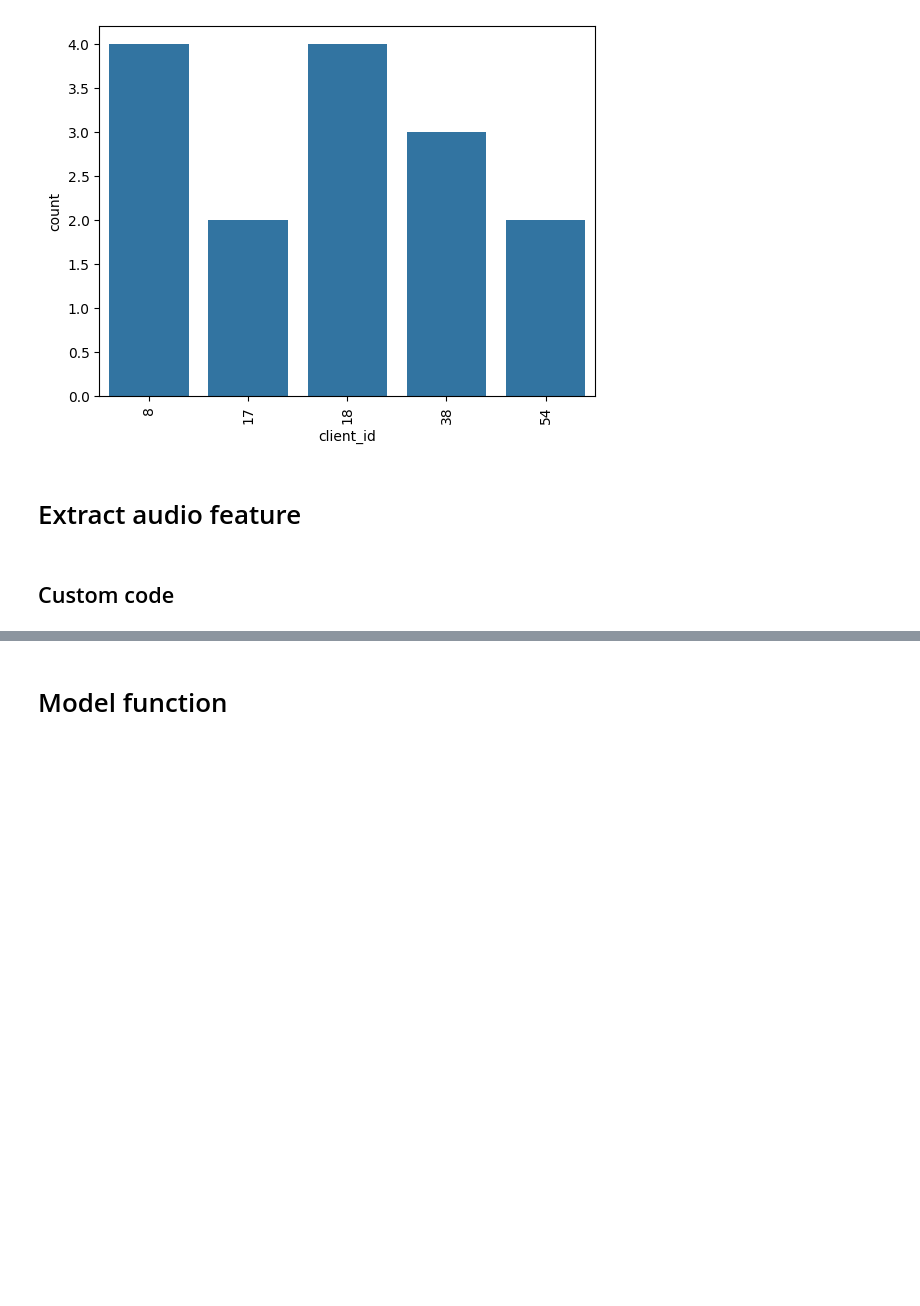
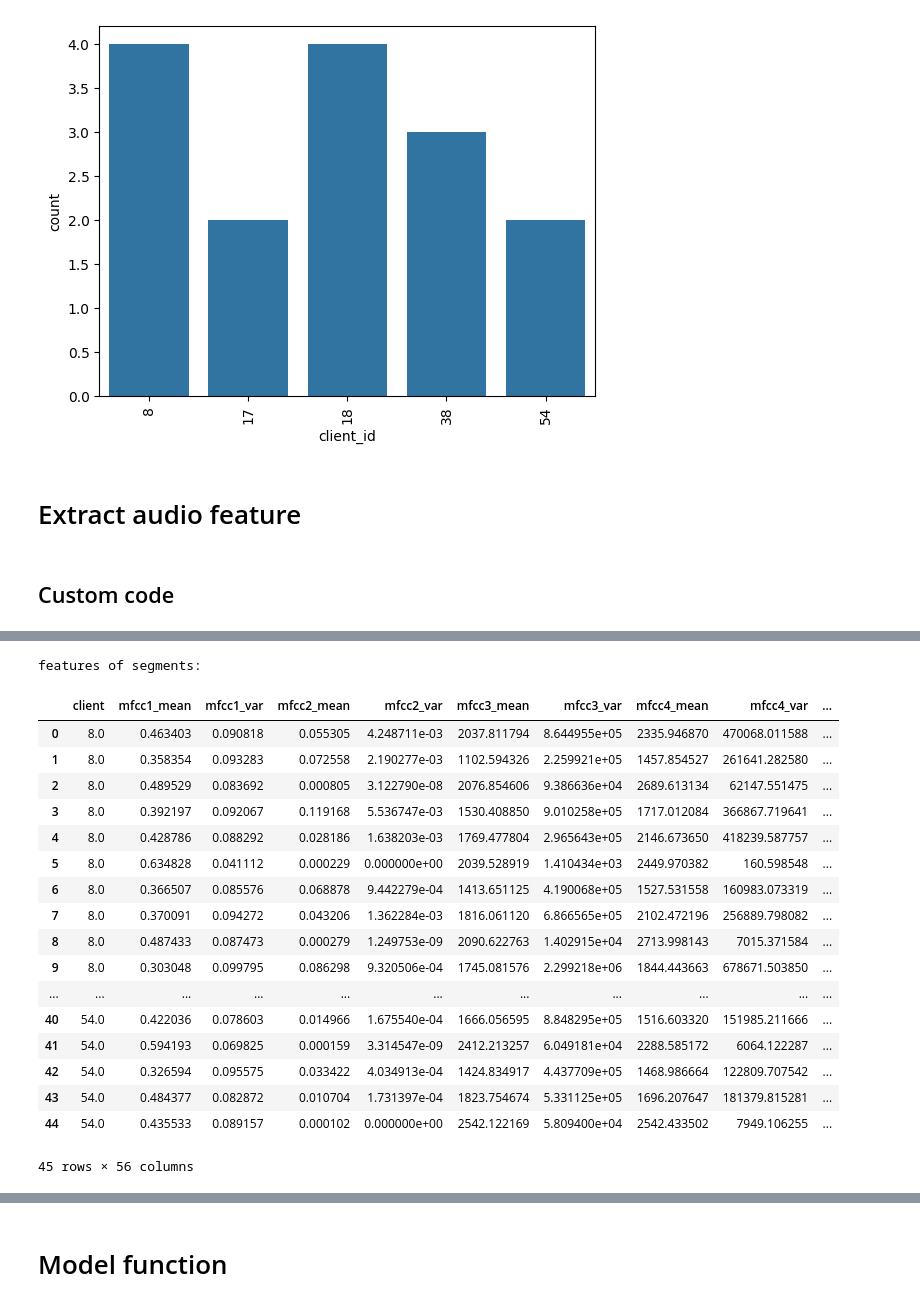
Before and after one commit to Lucas-dev-974/voice-recognizer, a Jupyter notebook: ia/build-dataset.ipynb, the cells around one changed output, grey strips where cells are left out. Cells and saved outputs as stored; diff of their text form; code cells hidden in the pictures; blank space fills up the shorter version.

```diff
--- a/ia/build-dataset.ipynb
+++ b/ia/build-dataset.ipynb
@@ -183,0 +143,12 @@ print(dataframe.query("client_id == 1"))
+# %%
+filtered = pd.DataFrame(columns=dataframe.columns)
+occurances = dataframe.groupby("client_id").size()
+
+for occurance in occurances.items():
+    # print("occurence", occurance)
+    # ! filtre par occurances
+    if(occurance[1] > 100):
+        id = occurance[0]
+        filtered = pd.concat([filtered, dataframe.query("client_id == @id")], ignore_index=True)
+
+print(len(filtered))
@@ -229,14 +198,14 @@ plt.xticks(rotation=90);
 # * extrait des segment de 1 seconde de l'audio et les retourne
 def extract_segments(audio, sr):
     # Définir la durée de chaque segment en secondes
-    segment_duration = 2
+    segment_duration = 1
 
     # Convertir la durée du segment en nombre d'échantillons
     segment_length = int(segment_duration * sr)
 
     # Découper l'audio en segments de 1 seconde
     segments = [audio[i : i + segment_length] for i in range(0, len(audio), segment_length)]
-    return segments
+    return segments[-3:]
 
 # * segmentes un audio et pour chaque segment extrait des features
 def segment_audio_features(row):
@@ -309,4 +376,5 @@ def extract_feature_from_segment(segment, client_id):
 # %%
+## Split audio to segmented part
 # columns = ["client", "gender", "mfccs", "stft", "chroma", "mel", "contrast", "tonnetz"]
 columns_audio_pipeline = [
     "client",
@@ -384,9 +452,16 @@ features_df = pd.DataFrame(columns=columns_audio_pipeline)
 # print(filtered)
 index = 0
 for i in range(len(filtered)):
+    row = filtered.loc[i]
+    print(row["client_id"])
+    # ! Segmented audio
     segments, features = segment_audio_features(filtered.loc[i])
+    print("nb segment", len(segments))
     for feature in features:
+
         features_df.loc[index] = feature
         index += 1
 features_df
+
+features_df.to_csv("./dataset/data/fitlered_segemented._featurescsv", index=False)
 # %% [output]
@@ -411,3 +513,26 @@ features_df
+# %%
+print("features of segments:")
+features_df
+# %% [output]
+features of segments:
+|  | client | mfcc1_mean | mfcc1_var | mfcc2_mean | mfcc2_var | mfcc3_mean | mfcc3_var | mfcc4_mean | mfcc4_var | ... |
+| 0 | 8.0 | 0.463403 | 0.090818 | 0.055305 | 4.248711e-03 | 2037.811794 | 8.644955e+05 | 2335.946870 | 470068.011588 | ... |
+| 1 | 8.0 | 0.358354 | 0.093283 | 0.072558 | 2.190277e-03 | 1102.594326 | 2.259921e+05 | 1457.854527 | 261641.282580 | ... |
+| 2 | 8.0 | 0.489529 | 0.083692 | 0.000805 | 3.122790e-08 | 2076.854606 | 9.386636e+04 | 2689.613134 | 62147.551475 | ... |
+| 3 | 8.0 | 0.392197 | 0.092067 | 0.119168 | 5.536747e-03 | 1530.408850 | 9.010258e+05 | 1717.012084 | 366867.719641 | ... |
+| 4 | 8.0 | 0.428786 | 0.088292 | 0.028186 | 1.638203e-03 | 1769.477804 | 2.965643e+05 | 2146.673650 | 418239.587757 | ... |
+| 5 | 8.0 | 0.634828 | 0.041112 | 0.000229 | 0.000000e+00 | 2039.528919 | 1.410434e+03 | 2449.970382 | 160.598548 | ... |
+| 6 | 8.0 | 0.366507 | 0.085576 | 0.068878 | 9.442279e-04 | 1413.651125 | 4.190068e+05 | 1527.531558 | 160983.073319 | ... |
+| 7 | 8.0 | 0.370091 | 0.094272 | 0.043206 | 1.362284e-03 | 1816.061120 | 6.866565e+05 | 2102.472196 | 256889.798082 | ... |
+| 8 | 8.0 | 0.487433 | 0.087473 | 0.000279 | 1.249753e-09 | 2090.622763 | 1.402915e+04 | 2713.998143 | 7015.371584 | ... |
+| 9 | 8.0 | 0.303048 | 0.099795 | 0.086298 | 9.320506e-04 | 1745.081576 | 2.299218e+06 | 1844.443663 | 678671.503850 | ... |
+| ... | ... | ... | ... | ... | ... | ... | ... | ... | ... | ... |
+| 40 | 54.0 | 0.422036 | 0.078603 | 0.014966 | 1.675540e-04 | 1666.056595 | 8.848295e+05 | 1516.603320 | 151985.211666 | ... |
+| 41 | 54.0 | 0.594193 | 0.069825 | 0.000159 | 3.314547e-09 | 2412.213257 | 6.049181e+04 | 2288.585172 | 6064.122287 | ... |
+| 42 | 54.0 | 0.326594 | 0.095575 | 0.033422 | 4.034913e-04 | 1424.834917 | 4.437709e+05 | 1468.986664 | 122809.707542 | ... |
+| 43 | 54.0 | 0.484377 | 0.082872 | 0.010704 | 1.731397e-04 | 1823.754674 | 5.331125e+05 | 1696.207647 | 181379.815281 | ... |
+| 44 | 54.0 | 0.435533 | 0.089157 | 0.000102 | 0.000000e+00 | 2542.122169 | 5.809400e+04 | 2542.433502 | 7949.106255 | ... |
+45 rows × 56 columns
 # %%
 labels = features_df['client']
 features = features_df.drop('client', axis = 1)
```
Also changed, not shown: parts of 25 cells of this notebook, 49 other files.
